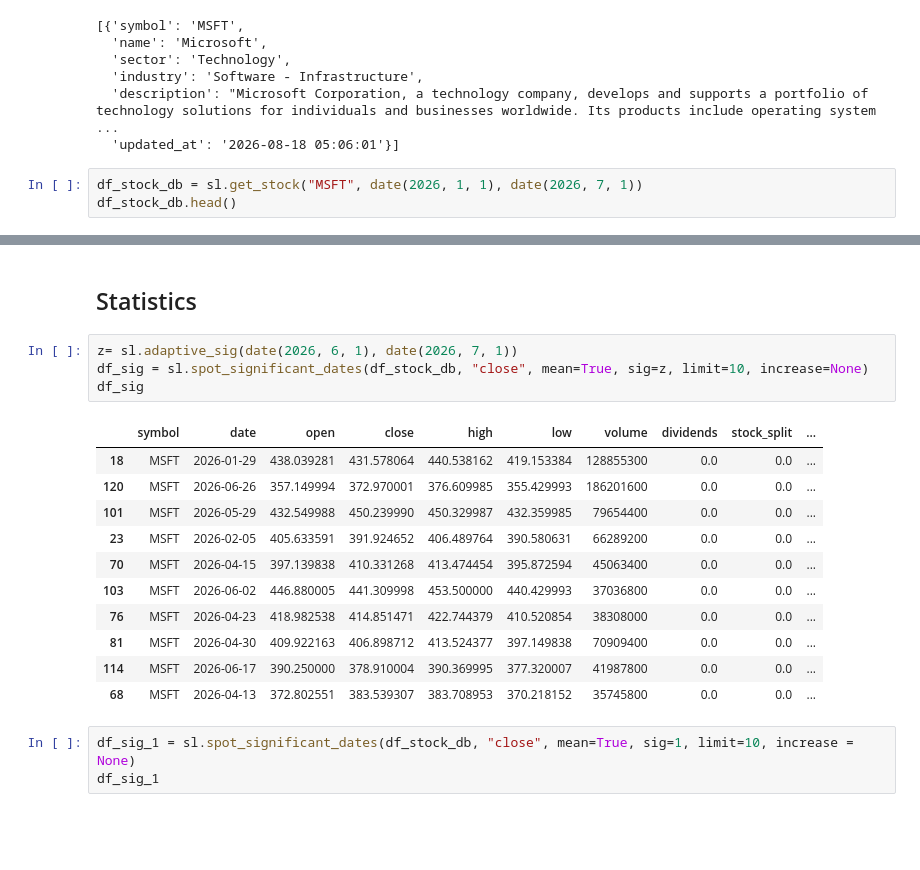
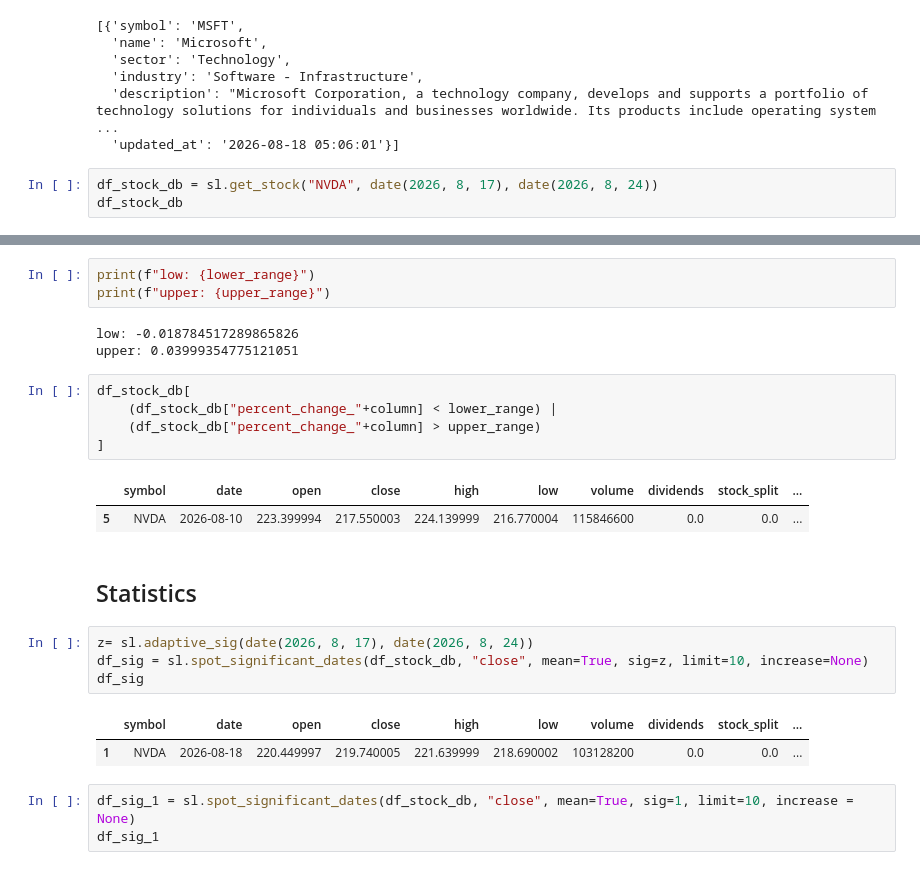
Before and after one commit to vercellibryan/stock_LLM, a Jupyter notebook: stock_crawler/stock_lib_test.ipynb, the cells around one changed output, grey strips where cells are left out. Cells and saved outputs as stored; diff of their text form; blank space fills up the shorter version.

```diff
--- a/stock_crawler/stock_lib_test.ipynb
+++ b/stock_crawler/stock_lib_test.ipynb
@@ -60,7 +80,7 @@ sl.get_company("MSFT")
   'description': "Microsoft Corporation, a technology company, develops and supports a portfolio of technology solutions for individuals and businesses worldwide. Its products include operating system ...
   'updated_at': '2026-08-18 05:06:01'}]
 # %%
-df_stock_db = sl.get_stock("MSFT", date(2026, 1, 1), date(2026, 7, 1))
-df_stock_db.head()
+df_stock_db = sl.get_stock("NVDA", date(2026, 8, 17), date(2026, 8, 24))
+df_stock_db
 # %% [output]
 |  | symbol | date | open | close | high | low | volume | dividends | stock_split | ... |
@@ -72,21 +100,26 @@ df_stock_db.head()
+# %%
+print(f"low: {lower_range}")
+print(f"upper: {upper_range}")
+# %% [output]
+low: -0.018784517289865826
+upper: 0.03999354775121051
+# %%
+df_stock_db[
+    (df_stock_db["percent_change_"+column] < lower_range) |
+    (df_stock_db["percent_change_"+column] > upper_range)
+]
+# %% [output]
+|  | symbol | date | open | close | high | low | volume | dividends | stock_split | ... |
+| 5 | NVDA | 2026-08-10 | 223.399994 | 217.550003 | 224.139999 | 216.770004 | 115846600 | 0.0 | 0.0 | ... |
 # %% [markdown]
 ## Statistics
 # %%
-z= sl.adaptive_sig(date(2026, 6, 1), date(2026, 7, 1))
+z= sl.adaptive_sig(date(2026, 8, 17), date(2026, 8, 24))
 df_sig = sl.spot_significant_dates(df_stock_db, "close", mean=True, sig=z, limit=10, increase=None)
 df_sig
 # %% [output]
 |  | symbol | date | open | close | high | low | volume | dividends | stock_split | ... |
-| 18 | MSFT | 2026-01-29 | 438.039281 | 431.578064 | 440.538162 | 419.153384 | 128855300 | 0.0 | 0.0 | ... |
-| 120 | MSFT | 2026-06-26 | 357.149994 | 372.970001 | 376.609985 | 355.429993 | 186201600 | 0.0 | 0.0 | ... |
-| 101 | MSFT | 2026-05-29 | 432.549988 | 450.239990 | 450.329987 | 432.359985 | 79654400 | 0.0 | 0.0 | ... |
-| 23 | MSFT | 2026-02-05 | 405.633591 | 391.924652 | 406.489764 | 390.580631 | 66289200 | 0.0 | 0.0 | ... |
-| 70 | MSFT | 2026-04-15 | 397.139838 | 410.331268 | 413.474454 | 395.872594 | 45063400 | 0.0 | 0.0 | ... |
-| 103 | MSFT | 2026-06-02 | 446.880005 | 441.309998 | 453.500000 | 440.429993 | 37036800 | 0.0 | 0.0 | ... |
-| 76 | MSFT | 2026-04-23 | 418.982538 | 414.851471 | 422.744379 | 410.520854 | 38308000 | 0.0 | 0.0 | ... |
-| 81 | MSFT | 2026-04-30 | 409.922163 | 406.898712 | 413.524377 | 397.149838 | 70909400 | 0.0 | 0.0 | ... |
-| 114 | MSFT | 2026-06-17 | 390.250000 | 378.910004 | 390.369995 | 377.320007 | 41987800 | 0.0 | 0.0 | ... |
-| 68 | MSFT | 2026-04-13 | 372.802551 | 383.539307 | 383.708953 | 370.218152 | 35745800 | 0.0 | 0.0 | ... |
+| 1 | NVDA | 2026-08-18 | 220.449997 | 219.740005 | 221.639999 | 218.690002 | 103128200 | 0.0 | 0.0 | ... |
 # %%
 df_sig_1 = sl.spot_significant_dates(df_stock_db, "close", mean=True, sig=1, limit=10, increase = None)
 df_sig_1
```
Also changed, not shown: parts of 6 cells of this notebook, 6 other files.
